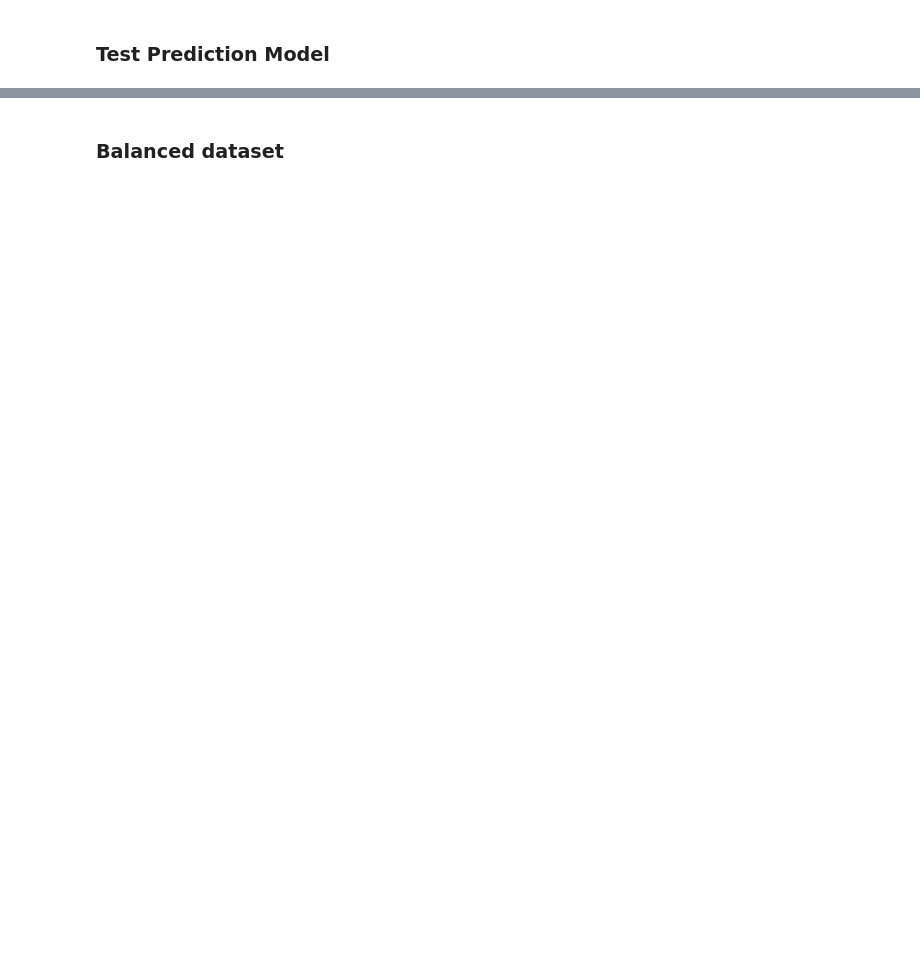
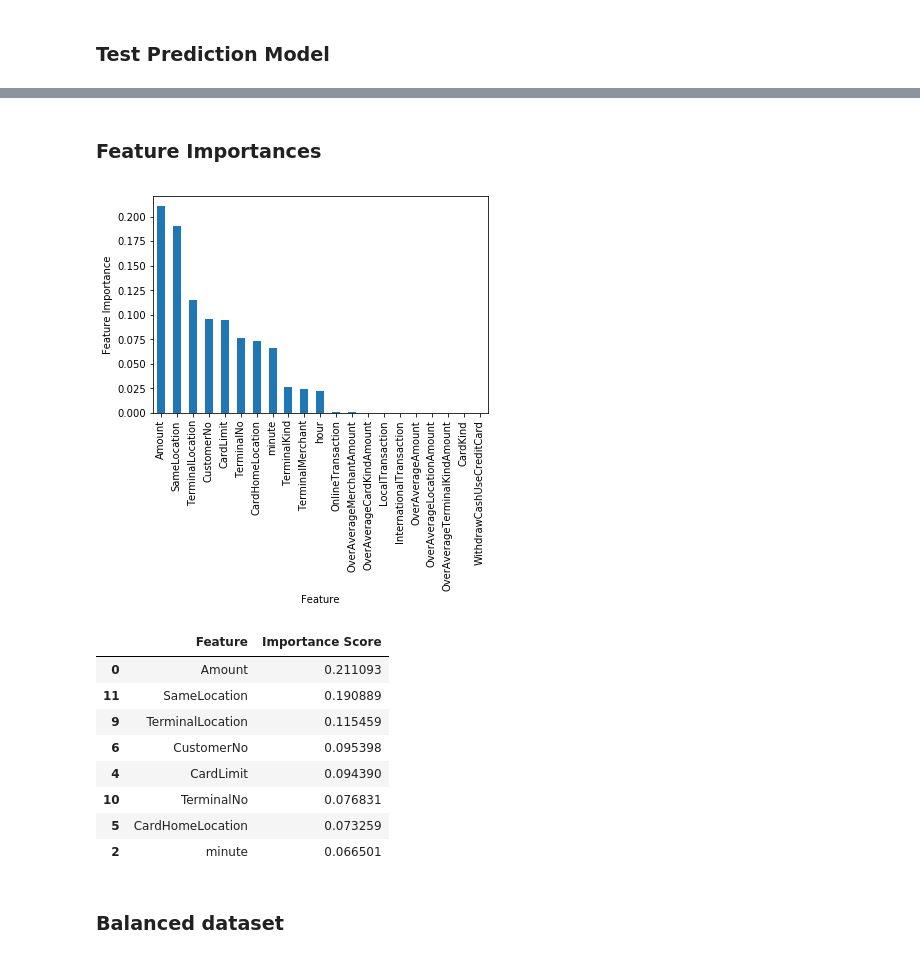
Before and after one commit to onuralpyigit/CreditCardFraudDetection, a Jupyter notebook: src/main/python/Task3.ipynb, the cells around one changed output, grey strips where cells are left out. Drawn from its saved outputs; the diff is of its cells as text; code cells hidden in the pictures; blank space fills up the shorter version.

```diff
--- a/src/main/python/Task3.ipynb
+++ b/src/main/python/Task3.ipynb
@@ -197,3 +173,43 @@ False Negatives (FN) = 276 (Type2 error)
+# %% [markdown]
+### Feature Importances
+# %%
+from sklearn.feature_selection import SelectFromModel
+
+X = transaction_data.drop(['Class'], axis=1)
+y = transaction_data['Class']
+
+feature_list = list(X)
+
+feature_model = DecisionTreeClassifier()
+feature_model = feature_model.fit(X, y)
+
+feat_imp = pd.Series(feature_model.feature_importances_, feature_list).sort_values(ascending=False)
+feat_imp.plot(kind='bar')
+plt.xlabel('Feature')
+plt.ylabel('Feature Importance')
+plt.show()
+
+feature_selection_data = pd.DataFrame(
+    {'Feature': feature_list,
+     'Importance Score': feature_model.feature_importances_
+    })
+
+feature_selection_model = SelectFromModel(feature_model, prefit=True)
+X_transformed = feature_selection_model.transform(X)
+
+selected_features = feature_selection_data.sort_values(by='Importance Score', ascending=False)
+selected_features.head(X_transformed.shape[1])
+# %% [output]
+[figure, added]
+|  | Feature | Importance Score |
+| 0 | Amount | 0.211093 |
+| 11 | SameLocation | 0.190889 |
+| 9 | TerminalLocation | 0.115459 |
+| 6 | CustomerNo | 0.095398 |
+| 4 | CardLimit | 0.094390 |
+| 10 | TerminalNo | 0.076831 |
+| 5 | CardHomeLocation | 0.073259 |
+| 2 | minute | 0.066501 |
 # %% [markdown]
 ### Balanced dataset
 # %%
```
Also changed, not shown: parts of 16 cells of this notebook, 5 other files.
